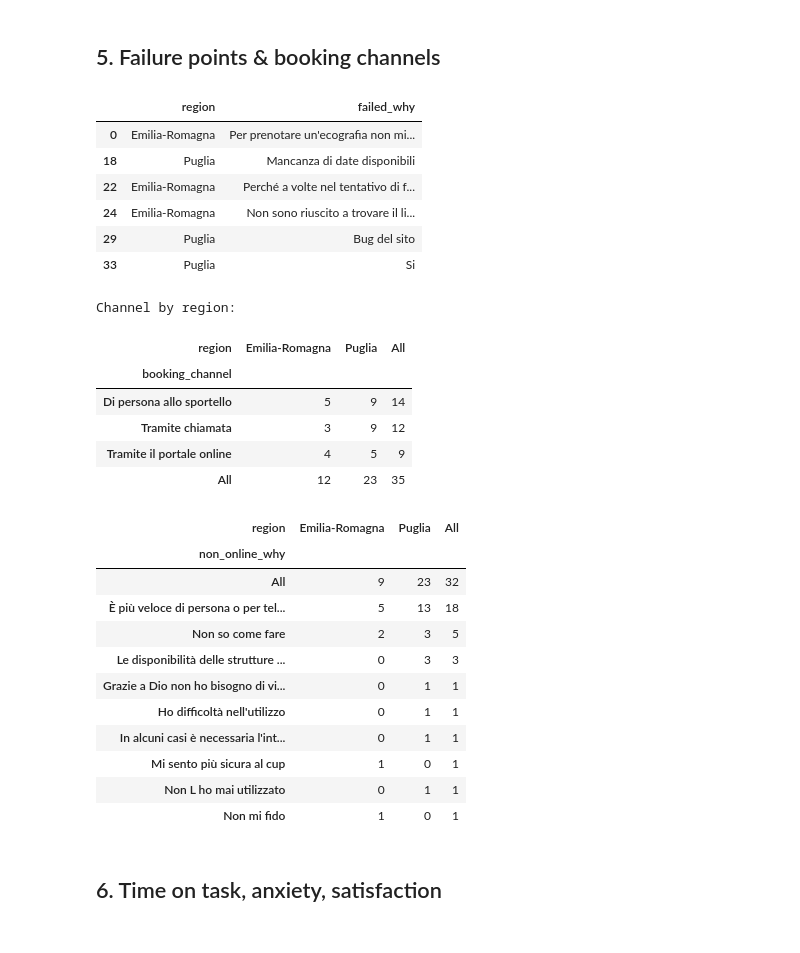
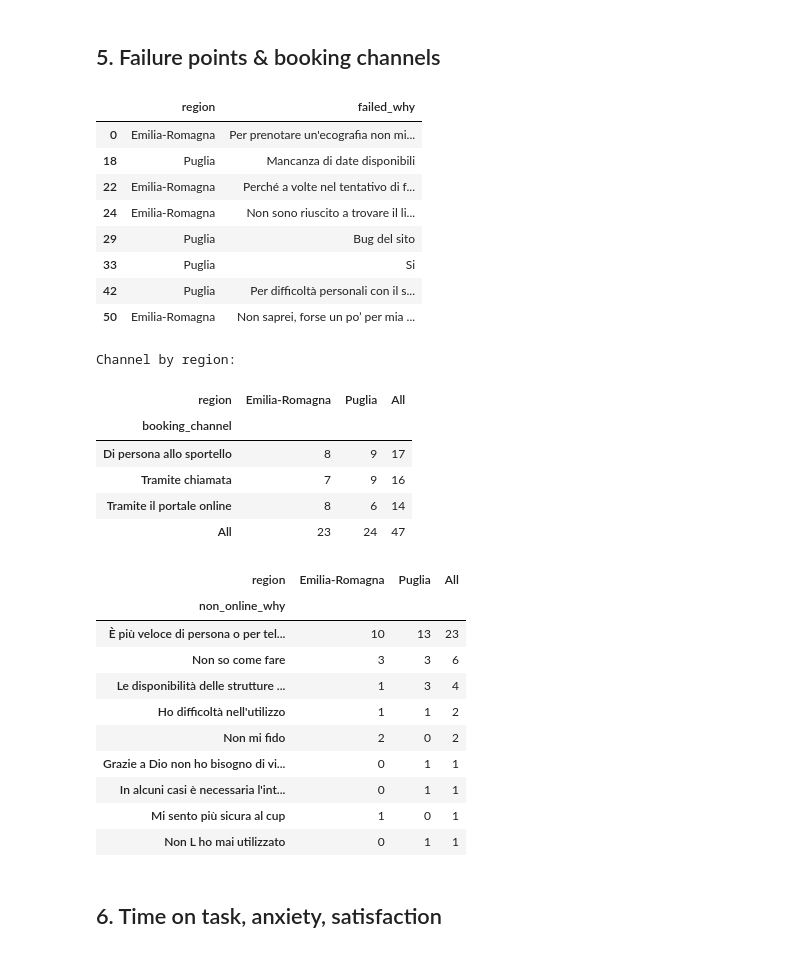
Before and after one commit to hexWitches/respell, a Jupyter notebook: data_analysis/CORRECTquestionnaire_analysis.ipynb, the cells around one changed output. Drawn from its saved outputs; the diff is of its cells as text; code cells hidden in the pictures.

Commit message:
fix notebook for questionnaire analysis

```diff
--- a/data_analysis/questionnaire_analysis.ipynb
+++ b/data_analysis/CORRECTquestionnaire_analysis.ipynb
@@ -10,11 +9,15 @@ Sections: 0 Setup · 1 Sample profile · 2 Adoption · 3 Usability (Likert) · 4
 import pandas as pd, numpy as np
 import matplotlib.pyplot as plt
 from scipy.stats import spearmanr
+import re, os
+import plotly.graph_objects as go
+from plotly.subplots import make_subplots
+from IPython.display import display
 
 pd.set_option("display.max_colwidth", 120)
 plt.rcParams.update({"figure.dpi": 110, "axes.spines.top": False, "axes.spines.right": False})
 
-PATH = "fse_questionnaire.csv"   # change if needed
+PATH = "fse_answers.csv"
 raw = pd.read_csv(PATH)
 
 # Rename the long questions to short names (by position, so the order of the form must not change)
@@ -30,30 +33,41 @@ df = raw.copy(); df.columns = short
 df["id"] = df.index
 
 # Cleaning
-df = df.apply(lambda s: s.str.strip() if s.dtype == "object" else s)
-df["region"] = df["region"].replace({"Altro": "Other"})
+# is_string_dtype also catches pandas>=3 "str" columns (there dtype == "object" is False and nothing was stripped)
+df = df.apply(lambda s: s.str.strip() if pd.api.types.is_string_dtype(s) else s)
 # '< 60 anni' was a typo in the form options: it means '> 60 anni'
 df["age"] = df["age"].replace({"< 60 anni": "> 60 anni"})
 
-# Keep only the two regions under comparison (drops the 5 "Other" respondents)
+# Keep only the two regions under comparison; the other 10 respondents ("Altro" 5, "Veneto" 5) stay in df_all as reference
+df_all = df.copy()
 df = df[df["region"].isin(["Puglia", "Emilia-Romagna"])].copy()
 print(df["region"].value_counts())
 print(df["age"].value_counts())
 
 likert = ["l_easy","l_confident","l_clear_steps","l_icons","l_info"]
 df["anxiety_rev"] = 6 - df["anxiety"]                       # reverse-coded: higher = better
-df["usability_idx"] = df[likert + ["anxiety_rev"]].mean(axis=1)   # composite 1-5
+idx_items = likert + ["anxiety_rev"]
+df["usability_idx"] = df[idx_items].mean(axis=1).where(df[idx_items].notna().all(axis=1))   # composite 1-5, only if all 6 items answered
 time_order = ["meno di 5 minuti","5-10 minuti","10-20","non riesco a completare la prenotazione"]
 df["booking_time"] = pd.Categorical(df["booking_time"], time_order, ordered=True)
 df["time_code"] = df["booking_time"].cat.codes.replace(-1, np.nan)
+# NB: "cannot complete" = 3 (worst rank): fine for rank correlations, not meaningful as a mean of minutes
 
 def explode_multi(col):
     # multi-select answers are separated by ';'
-    return (df[["id","region",col]].dropna().assign(**{col: lambda d: d[col].str.split(";")})
-            .explode(col).reset_index(drop=True))
+    out = (df[["id","region",col]].dropna().assign(**{col: lambda d: d[col].str.split(";")})
+           .explode(col).reset_index(drop=True))
+    out[col] = out[col].str.strip()
+    return out[out[col] != ""]
 
-# Handy: main comparison groups. Puglia = client, Emilia-Romagna = competitor, Other = reference only
-GROUPS = ["Puglia","Emilia-Romagna","Other"]
+def crosstab_sorted(rows, cols):
+    # counts by group + total column, largest first (the old margins=True put the "All" row on top after sorting)
+    t = pd.crosstab(rows, cols)
+    t["All"] = t.sum(axis=1)
+    return t.sort_values("All", ascending=False)
+
+# Main comparison groups. Puglia = client, Emilia-Romagna = competitor (other regions are only kept in df_all)
+GROUPS = ["Puglia","Emilia-Romagna"]
 df.shape
 # %% [output]
 region
@@ -365,35 +401,36 @@ Booked for a relative/friend:
 # %%
 display(df.loc[df.failed_why.notna(), ["region","failed_why"]])
 print("Channel by region:"); display(pd.crosstab(df["booking_channel"], df["region"], margins=True))
 nonline = explode_multi("non_online_why")
-display(pd.crosstab(nonline["non_online_why"], nonline["region"], margins=True).sort_values("All", ascending=False))
+display(crosstab_sorted(nonline["non_online_why"], nonline["region"]))
 # %% [output]
 |  | region | failed_why |
 | 0 | Emilia-Romagna | Per prenotare un'ecografia non mi... |
 | 18 | Puglia | Mancanza di date disponibili |
 | 22 | Emilia-Romagna | Perché a volte nel tentativo di f... |
 | 24 | Emilia-Romagna | Non sono riuscito a trovare il li... |
 | 29 | Puglia | Bug del sito |
 | 33 | Puglia | Si |
+| 42 | Puglia | Per difficoltà personali con il s... |
+| 50 | Emilia-Romagna | Non saprei, forse un po’ per mia ... |
 Channel by region:
 | region | Emilia-Romagna | Puglia | All |
 | booking_channel |  |  |  |
-| Di persona allo sportello | 5 | 9 | 14 |
-| Tramite chiamata | 3 | 9 | 12 |
-| Tramite il portale online | 4 | 5 | 9 |
-| All | 12 | 23 | 35 |
+| Di persona allo sportello | 8 | 9 | 17 |
+| Tramite chiamata | 7 | 9 | 16 |
+| Tramite il portale online | 8 | 6 | 14 |
+| All | 23 | 24 | 47 |
 | region | Emilia-Romagna | Puglia | All |
 | non_online_why |  |  |  |
-| All | 9 | 23 | 32 |
-| È più veloce di persona o per tel... | 5 | 13 | 18 |
-| Non so come fare | 2 | 3 | 5 |
-| Le disponibilità delle strutture ... | 0 | 3 | 3 |
+| È più veloce di persona o per tel... | 10 | 13 | 23 |
+| Non so come fare | 3 | 3 | 6 |
+| Le disponibilità delle strutture ... | 1 | 3 | 4 |
+| Ho difficoltà nell'utilizzo | 1 | 1 | 2 |
+| Non mi fido | 2 | 0 | 2 |
 | Grazie a Dio non ho bisogno di vi... | 0 | 1 | 1 |
-| Ho difficoltà nell'utilizzo | 0 | 1 | 1 |
 | In alcuni casi è necessaria l'int... | 0 | 1 | 1 |
 | Mi sento più sicura al cup | 1 | 0 | 1 |
 | Non L ho mai utilizzato | 0 | 1 | 1 |
-| Non mi fido | 1 | 0 | 1 |
 # %% [markdown]
 ## 6. Time on task, anxiety, satisfaction
 # %%
```
Also changed, not shown: parts of 21 cells of this notebook, 12 other files.
